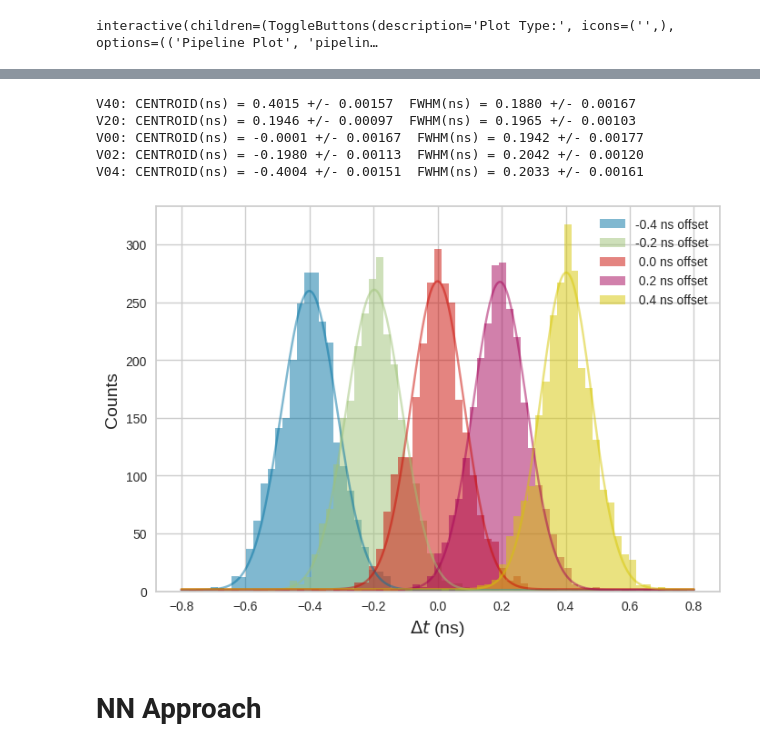
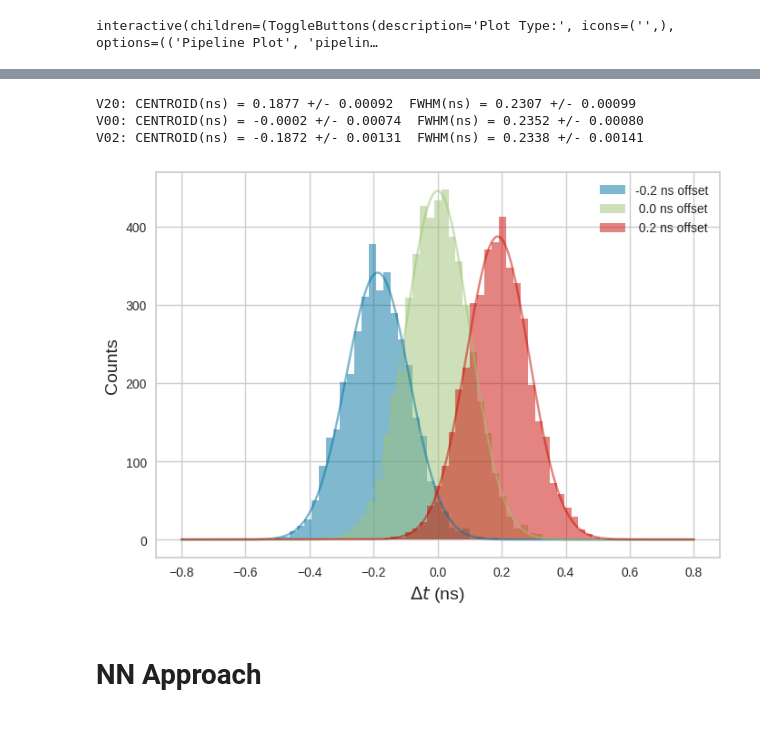
Before and after one commit to wjosefw/MLTiming, a Jupyter notebook: Pycaret_cosas/Time_Ind_Params_Pycaret.ipynb, the cells around one changed output, grey strips where cells are left out. Drawn from its saved outputs; the diff is of its cells as text; code cells hidden in the pictures.

```diff
--- a/Pycaret_cosas/Time_Ind_Params_Pycaret.ipynb
+++ b/Pycaret_cosas/Time_Ind_Params_Pycaret.ipynb
@@ -23,5 +31,7 @@ data = np.load(os.path.join(dir, 'Na22_test_val.npz'))['data']
 time_step = 0.2         # Signal time step in ns
 nbins = 71              # Num bins for all histograms
 t_shift = 1             # Time steps to move for the new positions
-Num_train = 500
-Num_test = data.shape[0] - Num_train
+start = 47
+stop = 74
+Num_train = 3000
+Num_test = test_data.shape[0] - Num_train
@@ -66,16 +85,10 @@ Error_test = np.concatenate((error_V02[Num_train:], error_V20[Num_train:], error
 # **PYCARET CORRECTION**
 # %%
 # Eliminate time dependencies by getting signals by a fixed fraction
-new_data = extract_signal_window_by_fraction(new_data, fraction = 0.05, window_low = 10, window_high = 7)
+new_data_28 = extract_signal_window_by_fraction(test_data_28, fraction = 0.1, window_low = 10, window_high = 7)
+new_data_55 = extract_signal_window_by_fraction(test_data_55, fraction = 0.1, window_low = 10, window_high = 7)
+new_data_82 = extract_signal_window_by_fraction(test_data_82, fraction = 0.1, window_low = 10, window_high = 7)
 
-# Create the other positions for train and test
-POS_00 = new_data
-POS_02 = create_position(POS_00, channel_to_move = 1, channel_to_fix = 0, t_shift = t_shift)
-POS_20 = create_position(POS_00, channel_to_move = 0, channel_to_fix = 1, t_shift = t_shift)
-POS_04 = create_position(POS_00, channel_to_move = 1, channel_to_fix = 0, t_shift = int(2*t_shift))
-POS_40 = create_position(POS_00, channel_to_move = 0, channel_to_fix = 1, t_shift = int(2*t_shift))
-
-
-TRAIN = np.concatenate((POS_02[:Num_train], POS_00[:Num_train], POS_20[:Num_train], POS_04[:Num_train], POS_40[:Num_train]), axis = 0)
-TEST  = np.concatenate((POS_02[Num_train:], POS_00[Num_train:], POS_20[Num_train:], POS_04[Num_train:], POS_40[Num_train:]), axis = 0)
+TRAIN = np.concatenate((new_data_28[:Num_train], new_data_55[:Num_train], new_data_82[:Num_train]), axis = 0)
+TEST  = np.concatenate((new_data_28[Num_train:], new_data_55[Num_train:], new_data_82[Num_train:]), axis = 0)
 # %%
@@ -133,5 +146,5 @@ s = setup(features_train_df, target = Error_train,  session_id = 123, normalize
 # %%
-model = compare_models('')
+model = compare_models(['rf', 'lr', 'dt','et'])
 print(model)
 # %% [output]
 [interactive output not drawn]
@@ -172,55 +172,41 @@ plt.hist(Error_pred, bins = nbins);
 # Get test set predictions
 predictions = predictions_ML['prediction_label'].to_numpy()
 
-predictions_V02 = predictions[:Num_test]
-predictions_V00 = predictions[Num_test : 2*Num_test]
-predictions_V20 = predictions[2*Num_test :3*Num_test]
-predictions_V04 = predictions[3*Num_test :4*Num_test]
-predictions_V40 = predictions[4*Num_test:]
+predictions_V02 = predictions[new_data_28[Num_train:].shape[0]]
+predictions_V00 = predictions[new_data_28[Num_train:].shape[0] : new_data_28[Num_train:].shape[0] + new_data_55[Num_train:].shape[0]]
+predictions_V20 = predictions[new_data_28[Num_train:].shape[0] + new_data_55[Num_train:].shape[0] :]
 
 # Correct test set TOF
 TOF_V02_corr = TOF_V02[Num_train:]  - predictions_V02
 TOF_V00_corr = TOF_V00[Num_train:]  - predictions_V00
 TOF_V20_corr = TOF_V20[Num_train:]  - predictions_V20
-TOF_V04_corr = TOF_V04[Num_train:]  - predictions_V04
-TOF_V40_corr = TOF_V40[Num_train:]  - predictions_V40
 # %%
-centroid_V00, sigmaN_V00 = calculate_gaussian_center_sigma(TOF_V00_corr[None, :], np.zeros((TOF_V00_corr[None, :].shape[0])), nbins = nbins)
+centroid_V00 = calculate_gaussian_center(TOF_V00_corr[None, :], nbins = nbins, limits = 3)
 
 
 # Histogram and gaussian fit
-plot_gaussian(TOF_V04_corr, centroid_V00, range = 0.8, label = '-0.4 ns offset', nbins = nbins)
 plot_gaussian(TOF_V02_corr, centroid_V00, range = 0.8, label = '-0.2 ns offset', nbins = nbins)
 plot_gaussian(TOF_V00_corr, centroid_V00, range = 0.8, label = ' 0.0 ns offset', nbins = nbins)
 plot_gaussian(TOF_V20_corr, centroid_V00, range = 0.8, label = ' 0.2 ns offset', nbins = nbins)
-plot_gaussian(TOF_V40_corr, centroid_V00, range = 0.8, label = ' 0.4 ns offset', nbins = nbins)
 
-
-params_V04, errors_V04 = get_gaussian_params(TOF_V04_corr, centroid_V00, range = 0.8, nbins = nbins)
 params_V02, errors_V02 = get_gaussian_params(TOF_V02_corr, centroid_V00, range = 0.8, nbins = nbins)
 params_V00, errors_V00 = get_gaussian_params(TOF_V00_corr, centroid_V00, range = 0.8, nbins = nbins)
 params_V20, errors_V20 = get_gaussian_params(TOF_V20_corr, centroid_V00, range = 0.8, nbins = nbins)
-params_V40, errors_V40 = get_gaussian_params(TOF_V40_corr, centroid_V00, range = 0.8, nbins = nbins)
 
-
-print("V40: CENTROID(ns) = %.4f +/- %.5f  FWHM(ns) = %.4f +/- %.5f" % (params_V40[2], errors_V40[2], params_V40[3], errors_V40[3]))
 print("V20: CENTROID(ns) = %.4f +/- %.5f  FWHM(ns) = %.4f +/- %.5f" % (params_V20[2], errors_V20[2], params_V20[3], errors_V20[3]))
 print("V00: CENTROID(ns) = %.4f +/- %.5f  FWHM(ns) = %.4f +/- %.5f" % (params_V00[2], errors_V00[2], params_V00[3], errors_V00[3]))
 print("V02: CENTROID(ns) = %.4f +/- %.5f  FWHM(ns) = %.4f +/- %.5f" % (params_V02[2], errors_V02[2], params_V02[3], errors_V02[3]))
-print("V04: CENTROID(ns) = %.4f +/- %.5f  FWHM(ns) = %.4f +/- %.5f" % (params_V04[2], errors_V04[2], params_V04[3], errors_V04[3]))
 
 print('')
 plt.legend()
 plt.xlabel('$\Delta t$ (ns)', fontsize = 14)
 plt.ylabel('Counts', fontsize = 14)
 plt.show()
 # %% [output]
-V40: CENTROID(ns) = 0.4015 +/- 0.00157  FWHM(ns) = 0.1880 +/- 0.00167
-V20: CENTROID(ns) = 0.1946 +/- 0.00097  FWHM(ns) = 0.1965 +/- 0.00103
-V00: CENTROID(ns) = -0.0001 +/- 0.00167  FWHM(ns) = 0.1942 +/- 0.00177
-V02: CENTROID(ns) = -0.1980 +/- 0.00113  FWHM(ns) = 0.2042 +/- 0.00120
-V04: CENTROID(ns) = -0.4004 +/- 0.00151  FWHM(ns) = 0.2033 +/- 0.00161
+V20: CENTROID(ns) = 0.1877 +/- 0.00092  FWHM(ns) = 0.2307 +/- 0.00099
+V00: CENTROID(ns) = -0.0002 +/- 0.00074  FWHM(ns) = 0.2352 +/- 0.00080
+V02: CENTROID(ns) = -0.1872 +/- 0.00131  FWHM(ns) = 0.2338 +/- 0.00141
-[figure, old version]
+[figure, new version]
 # %% [markdown]
 # **NN Approach**
 # %%
```
Also changed, not shown: parts of 16 cells of this notebook.
